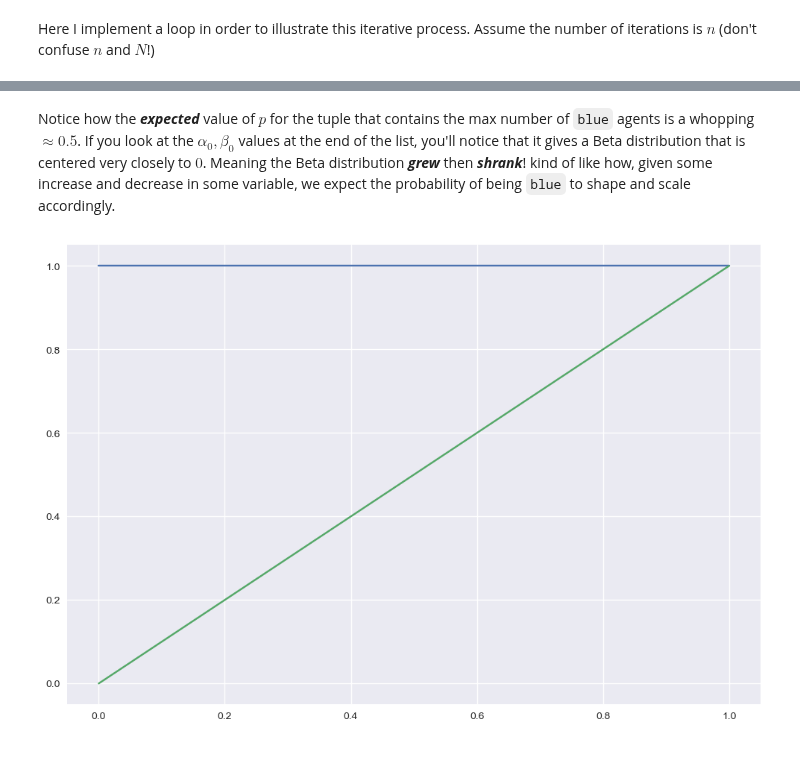
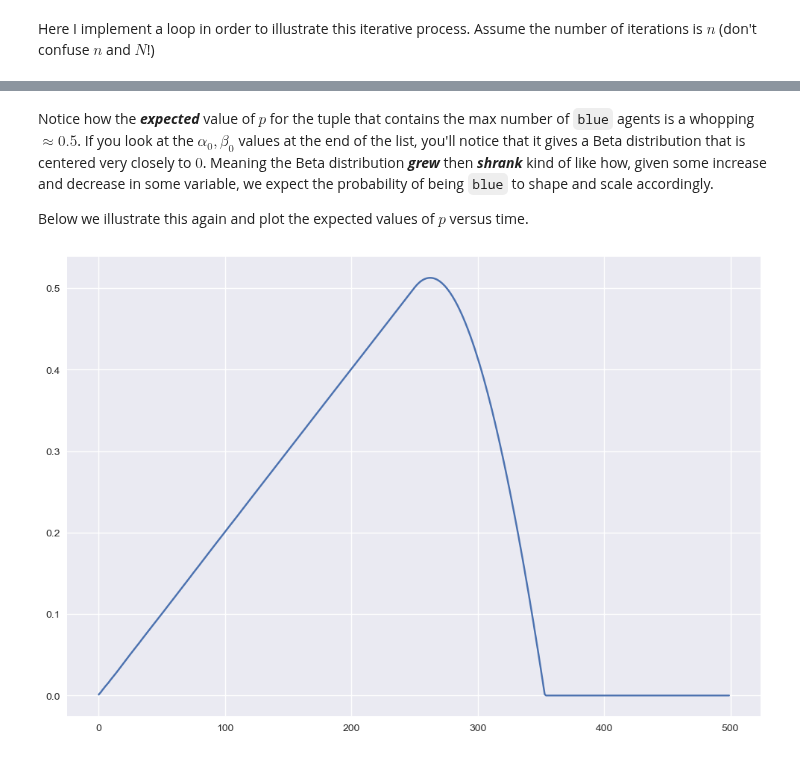
Before and after one commit to abarton51/BINNs_EQL_Covasim, a Jupyter notebook: Notebooks/posterior_updating_example.ipynb, the cells around one changed output, grey strips where cells are left out. Saved outputs shown, nothing was run; the diff lists cells and outputs as text; code cells hidden in the pictures.

```diff
--- a/Notebooks/posterior_updating_example.ipynb
+++ b/Notebooks/posterior_updating_example.ipynb
@@ -142,17 +199,29 @@ The last expected value of p over this loop is was:
 # %% [markdown]
-Notice how the ***expected*** value of $p$ for the tuple that contains the max number of `blue` agents is a whopping $\approx 0.5$. If you look at the $\alpha_0, \beta_0$ values at the end of the list, you'll notice that it gives a Beta distribution that is centered very closely to $0$. Meaning the Beta distribution ***grew*** then ***shrank***! kind of like how, given some increase and decrease in some variable, we expect the probability of being `blue` to shape and scale accordingly.
+Notice how the ***expected*** value of $p$ for the tuple that contains the max number of `blue` agents is a whopping $\approx 0.5$. If you look at the $\alpha_0, \beta_0$ values at the end of the list, you'll notice that it gives a Beta distribution that is centered very closely to $0$. Meaning the Beta distribution ***grew*** then ***shrank*** kind of like how, given some increase and decrease in some variable, we expect the probability of being `blue` to shape and scale accordingly.
+
+Below we illustrate this again and plot the expected values of $p$ versus time.
-# %%
-import matplotlib.pyplot as plt
-
-plt.style.use('seaborn')
-plt.rcParams['figure.figsize'] = (12, 8)
-
-x = np.linspace(0, 1, 1000)
-beta_pdf = beta.pdf(x, 1, 1)
-beta_cdf = beta.cdf(x, 1, 1)
-
-plt.plot(x, beta_pdf)
-plt.plot(x, beta_cdf)
-plt.show()
-# %% [output]
-[figure, removed]
+# %%
+d = 0
+
+N = 1000 # number of random variables in a random sample
+n = 10000 # number of random samples
+t = np.arange(0, n//20) # array of time steps from 0 to n-1
+alpha0, beta0 = 1, 999 # initial alpha, beta hyperparameters
+exp_list = [] # keeps track of the expected value of p
+
+#exp_list.append(beta.mean(alpha0, beta0))
+
+for i in range(n):
+    d = D(d, i+1)
+    p = beta.rvs(alpha0, beta0, size=N)
+    x = bernoulli.rvs(p)
+    y = np.sum(x)
+    alpha0, beta0 = dynamic(alpha0, beta0, d, i+1, y, N)
+    if i % 20 == 0:
+        exp_list.append(beta.mean(alpha0, beta0))
+
+
+plt.plot(t, exp_list)
+plt.show()
+# %% [output]
+[figure, added]
```
Also changed, not shown: parts of 21 cells of this notebook, 1 other file.
